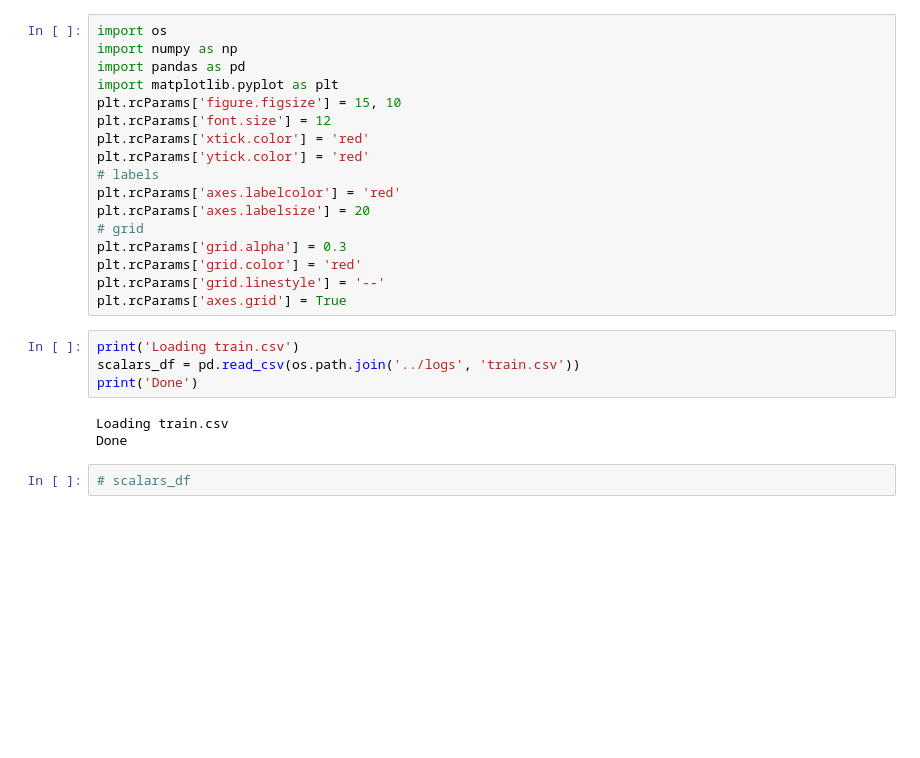
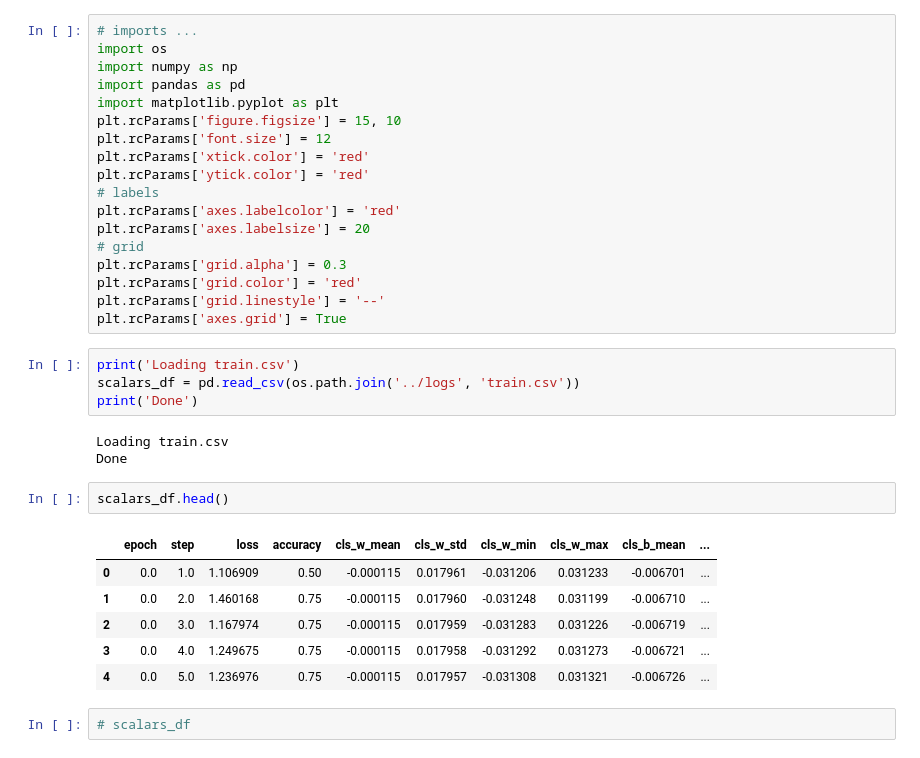
Before and after one commit to max041/pytorch_bert, a Jupyter notebook: notebooks/scalar analysis.ipynb, the cells around one changed output. Cells and saved outputs as stored; diff of their text form; blank space fills up the shorter version.

```diff
--- a/notebooks/scalar analysis.ipynb
+++ b/notebooks/scalar analysis.ipynb
@@ -1,4 +1,5 @@
 # %%
+# imports ...
 import os
 import numpy as np
 import pandas as pd
@@ -22,6 +23,15 @@ print('Done')
 # %% [output]
 Loading train.csv
 Done
+# %%
+scalars_df.head()
+# %% [output]
+|  | epoch | step | loss | accuracy | cls_w_mean | cls_w_std | cls_w_min | cls_w_max | cls_b_mean | ... |
+| 0 | 0.0 | 1.0 | 1.106909 | 0.50 | -0.000115 | 0.017961 | -0.031206 | 0.031233 | -0.006701 | ... |
+| 1 | 0.0 | 2.0 | 1.460168 | 0.75 | -0.000115 | 0.017960 | -0.031248 | 0.031199 | -0.006710 | ... |
+| 2 | 0.0 | 3.0 | 1.167974 | 0.75 | -0.000115 | 0.017959 | -0.031283 | 0.031226 | -0.006719 | ... |
+| 3 | 0.0 | 4.0 | 1.249675 | 0.75 | -0.000115 | 0.017958 | -0.031292 | 0.031273 | -0.006721 | ... |
+| 4 | 0.0 | 5.0 | 1.236976 | 0.75 | -0.000115 | 0.017957 | -0.031308 | 0.031321 | -0.006726 | ... |
 # %%
 # scalars_df
 # %%
```
Also changed, not shown: parts of 3 cells of this notebook, 3 other files.
